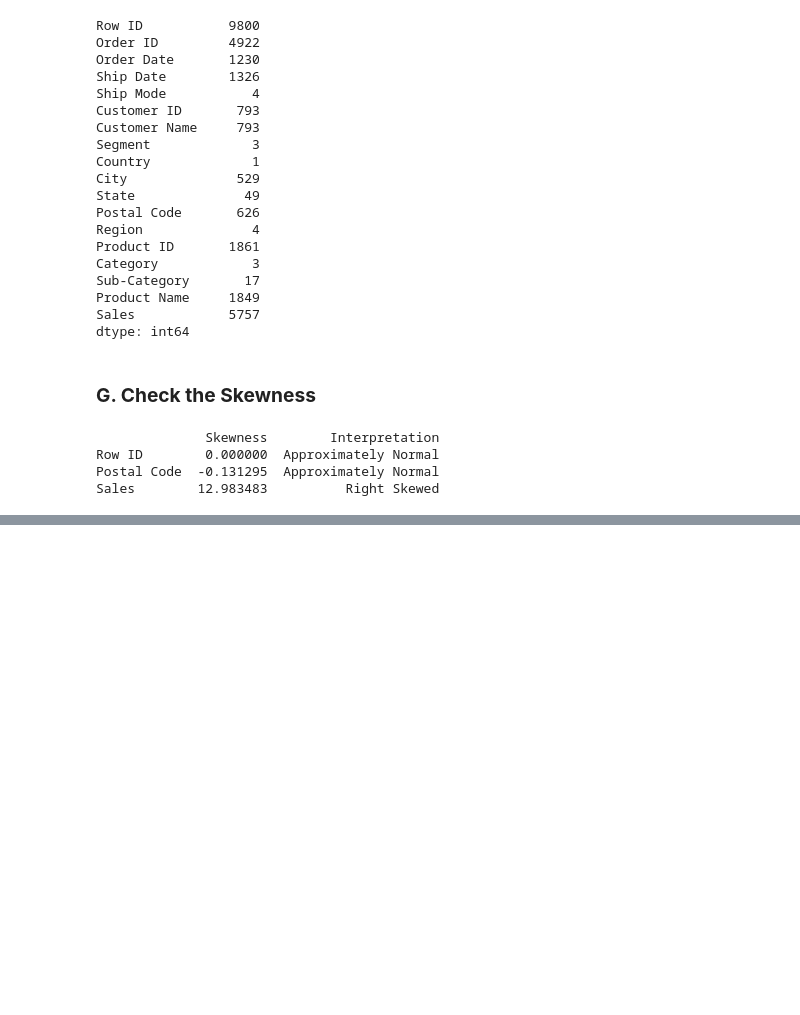
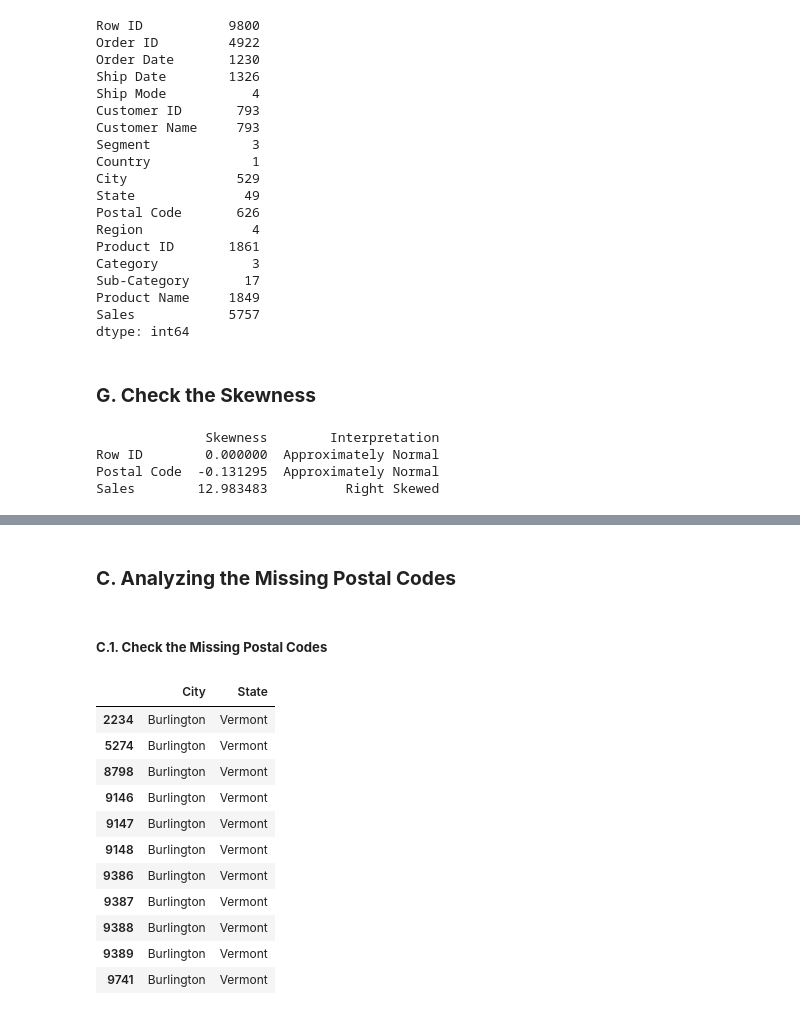
Before and after one commit to Maulana-Yusuf-T/Sales-Forecasting, a Jupyter notebook: Sales_Forecasting.ipynb, the cells around one changed output, grey strips where cells are left out. Drawn from its saved outputs; the diff is of its cells as text; code cells hidden in the pictures; blank space fills up the shorter version.

```diff
--- a/Sales_Forecasting.ipynb
+++ b/Sales_Forecasting.ipynb
@@ -167,0 +219,20 @@ Sales        12.983483          Right Skewed
+# %% [markdown]
+### **C. Analyzing the Missing Postal Codes**
+# %% [markdown]
+##### **C.1. Check the Missing Postal Codes**
+# %%
+# Check the missing postal codes
+df_copy[df_copy['Postal Code'].isnull()][['City', 'State']]
+# %% [output]
+|  | City | State |
+| 2234 | Burlington | Vermont |
+| 5274 | Burlington | Vermont |
+| 8798 | Burlington | Vermont |
+| 9146 | Burlington | Vermont |
+| 9147 | Burlington | Vermont |
+| 9148 | Burlington | Vermont |
+| 9386 | Burlington | Vermont |
+| 9387 | Burlington | Vermont |
+| 9388 | Burlington | Vermont |
+| 9389 | Burlington | Vermont |
+| 9741 | Burlington | Vermont |
```
Also changed, not shown: parts of 10 cells of this notebook.
